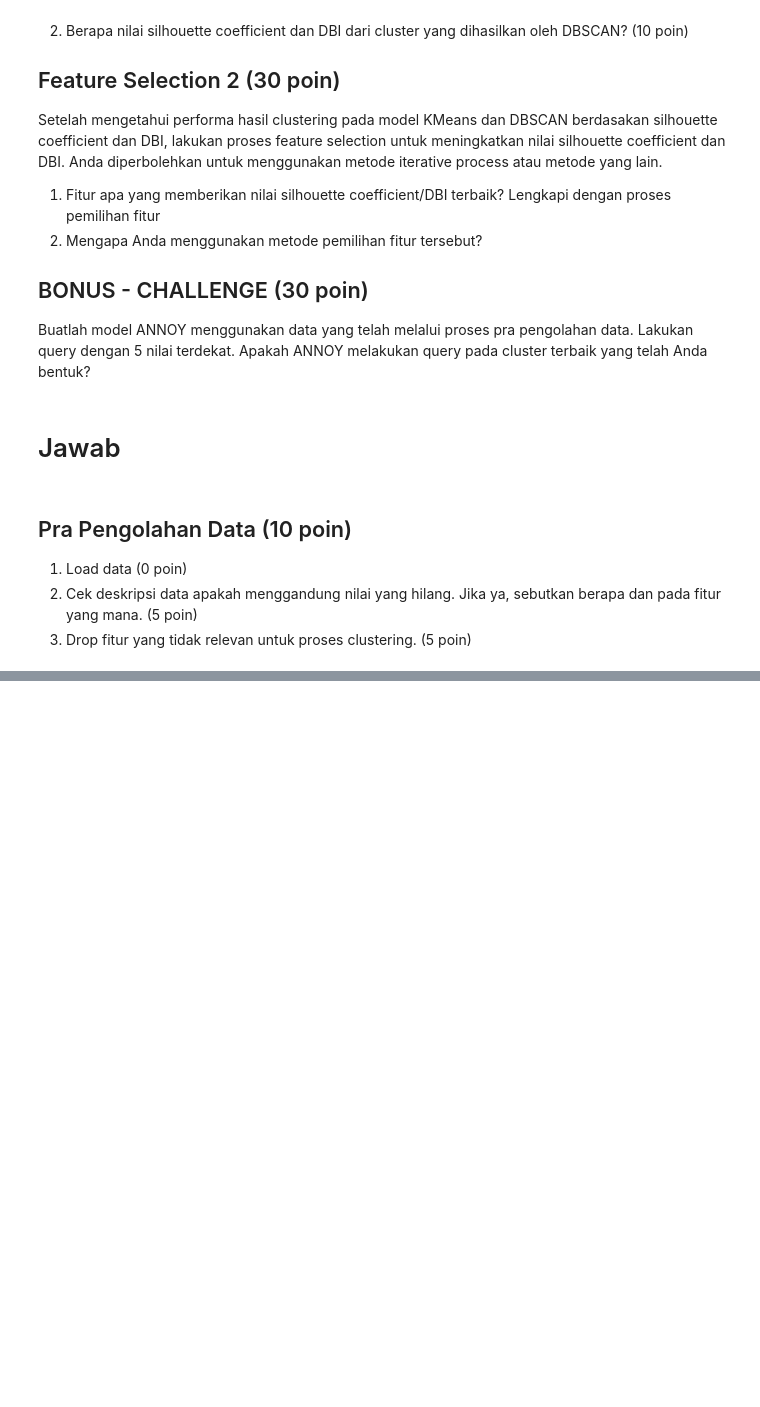
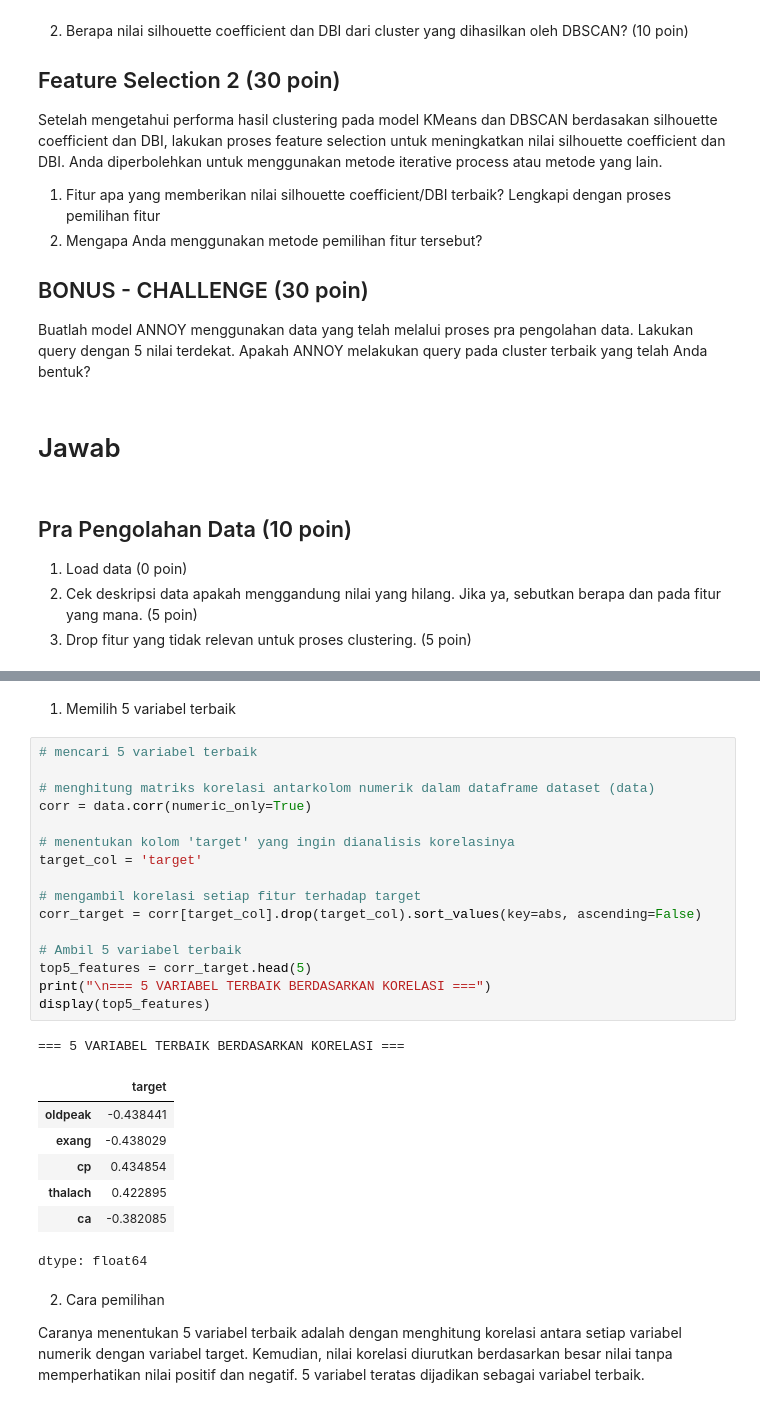
Before and after one commit to HanifFaishalH/MachineLearning, a Jupyter notebook: UTS_2341720116_Hanif_Faishal_Hilmi.ipynb, the cells around one changed output, grey strips where cells are left out. Drawn from its saved outputs; the diff is of its cells as text; blank space fills up the shorter version.

```diff
--- a/UTS_2341720116_Hanif_Faishal_Hilmi.ipynb
+++ b/UTS_2341720116_Hanif_Faishal_Hilmi.ipynb
@@ -67,0 +113,31 @@ data.info()
+# %% [markdown]
+1. Memilih 5 variabel terbaik
+# %%
+# mencari 5 variabel terbaik
+
+# menghitung matriks korelasi antarkolom numerik dalam dataframe dataset (data)
+corr = data.corr(numeric_only=True)
+
+# menentukan kolom 'target' yang ingin dianalisis korelasinya
+target_col = 'target'
+
+# mengambil korelasi setiap fitur terhadap target
+corr_target = corr[target_col].drop(target_col).sort_values(key=abs, ascending=False)
+
+# Ambil 5 variabel terbaik
+top5_features = corr_target.head(5)
+print("\n=== 5 VARIABEL TERBAIK BERDASARKAN KORELASI ===")
+display(top5_features)
+# %% [output]
+=== 5 VARIABEL TERBAIK BERDASARKAN KORELASI ===
+|  | target |
+| oldpeak | -0.438441 |
+| exang | -0.438029 |
+| cp | 0.434854 |
+| thalach | 0.422895 |
+| ca | -0.382085 |
+dtype: float64
+# %% [markdown]
+2. Cara pemilihan
+
+Caranya menentukan 5 variabel terbaik adalah dengan menghitung korelasi antara setiap variabel numerik dengan variabel target. Kemudian, nilai korelasi diurutkan berdasarkan besar nilai tanpa memperhatikan nilai positif dan negatif. 5 variabel teratas dijadikan sebagai variabel terbaik.
```
Also changed, not shown: parts of 14 cells of this notebook.
